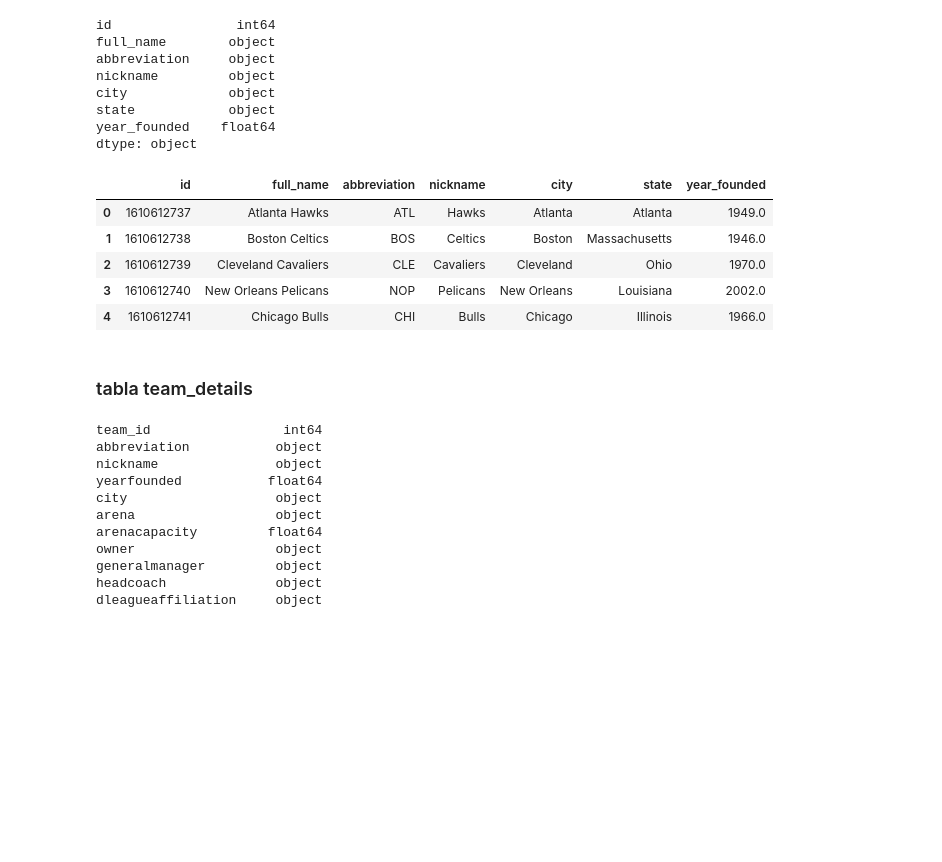
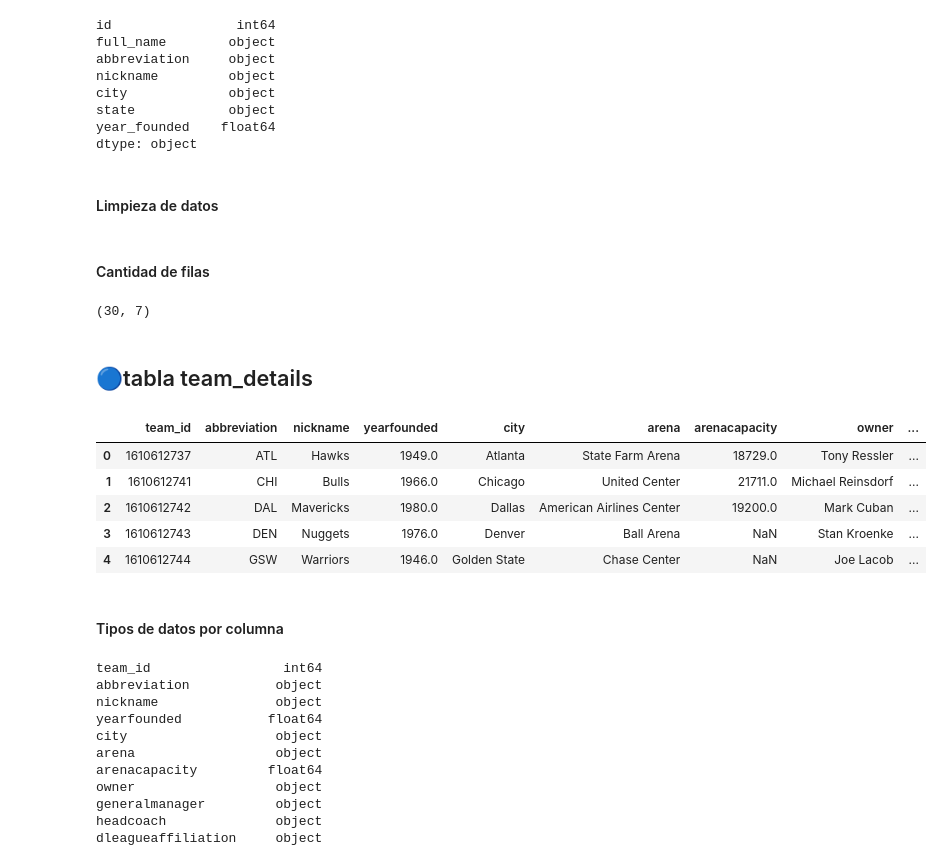
Before and after one commit to Floryofre/SmartPro_Analytics, a Jupyter notebook: ETL2.ipynb, the cells around one changed output. Drawn from its saved outputs; the diff is of its cells as text; code cells hidden in the pictures; blank space fills up the shorter version.

```diff
--- a/ETL2.ipynb
+++ b/ETL2.ipynb
@@ -62,3 +66,5 @@ city             object
 state            object
 year_founded    float64
 dtype: object
+# %% [markdown]
+#### Limpieza de datos
@@ -65,9 +74,18 @@ dtype: object
+# %% [markdown]
+#### Cantidad de filas
+# %%
+df_team.shape
+#(30, 7)
+# %% [output]
+(30, 7)
+# %% [markdown]
+## 🔵tabla team_details
 # %%
-df_team.head()
+df_team_details.head()
 # %% [output]
-|  | id | full_name | abbreviation | nickname | city | state | year_founded |
-| 0 | 1610612737 | Atlanta Hawks | ATL | Hawks | Atlanta | Atlanta | 1949.0 |
-| 1 | 1610612738 | Boston Celtics | BOS | Celtics | Boston | Massachusetts | 1946.0 |
-| 2 | 1610612739 | Cleveland Cavaliers | CLE | Cavaliers | Cleveland | Ohio | 1970.0 |
-| 3 | 1610612740 | New Orleans Pelicans | NOP | Pelicans | New Orleans | Louisiana | 2002.0 |
-| 4 | 1610612741 | Chicago Bulls | CHI | Bulls | Chicago | Illinois | 1966.0 |
+|  | team_id | abbreviation | nickname | yearfounded | city | arena | arenacapacity | owner | ... |
+| 0 | 1610612737 | ATL | Hawks | 1949.0 | Atlanta | State Farm Arena | 18729.0 | Tony Ressler | ... |
+| 1 | 1610612741 | CHI | Bulls | 1966.0 | Chicago | United Center | 21711.0 | Michael Reinsdorf | ... |
+| 2 | 1610612742 | DAL | Mavericks | 1980.0 | Dallas | American Airlines Center | 19200.0 | Mark Cuban | ... |
+| 3 | 1610612743 | DEN | Nuggets | 1976.0 | Denver | Ball Arena | NaN | Stan Kroenke | ... |
+| 4 | 1610612744 | GSW | Warriors | 1946.0 | Golden State | Chase Center | NaN | Joe Lacob | ... |
@@ -76,5 +92,5 @@ df_team['year_founded'] = df_team['year_founded'].astype(int)
-# %% [markdown]
-### tabla team_details
+# %% [markdown]
+#### Tipos de datos por columna
 # %%
 df_team_details.dtypes
 # %% [output]
```
Also changed, not shown: parts of 103 cells of this notebook.
